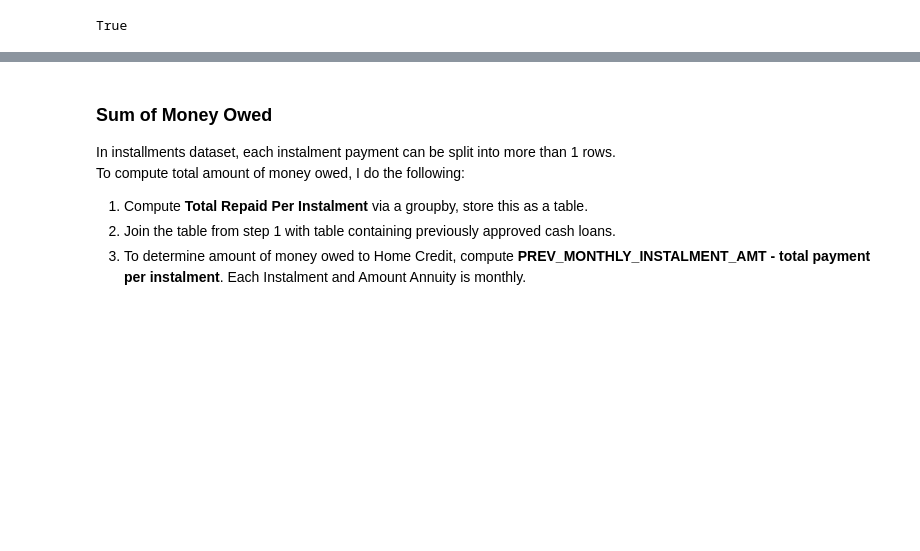
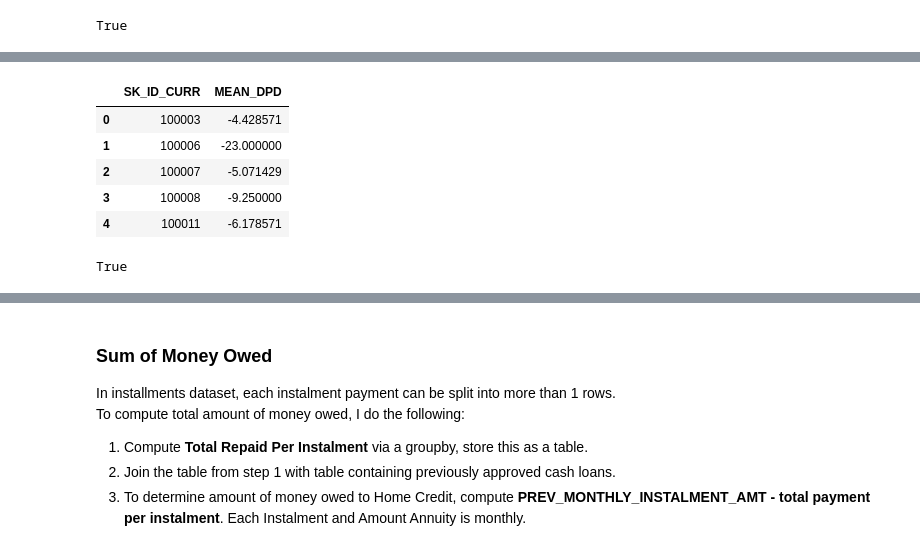
Before and after one commit to HoWeiChin/GA_Capstone, a Jupyter notebook: extracting-instalment-payment-features.ipynb, the cells around one changed output, grey strips where cells are left out. Drawn from its saved outputs; the diff is of its cells as text; code cells hidden in the pictures; blank space fills up the shorter version.

```diff
--- a/extracting-instalment-payment-features.ipynb
+++ b/extracting-instalment-payment-features.ipynb
@@ -143,0 +151,20 @@ sum_dpd_by_curr_customer.to_csv(
+# %%
+dpd_feature_df = three_yr_instal_copy \
+                    .groupby(['SK_ID_CURR'])['DPD'].mean().reset_index()
+
+dpd_feature_df.rename(
+    {'DPD': 'MEAN_DPD'},
+    axis=1, inplace=True
+)
+dpd_feature_df.head()
+# %% [output]
+|  | SK_ID_CURR | MEAN_DPD |
+| 0 | 100003 | -4.428571 |
+| 1 | 100006 | -23.000000 |
+| 2 | 100007 | -5.071429 |
+| 3 | 100008 | -9.250000 |
+| 4 | 100011 | -6.178571 |
+# %%
+set(dpd_feature_df.SK_ID_CURR.unique()) == set(at_most_3_yr_df.SK_ID_CURR.unique()) #sanity check
+# %% [output]
+True
```
Also changed, not shown: parts of 11 cells of this notebook.
